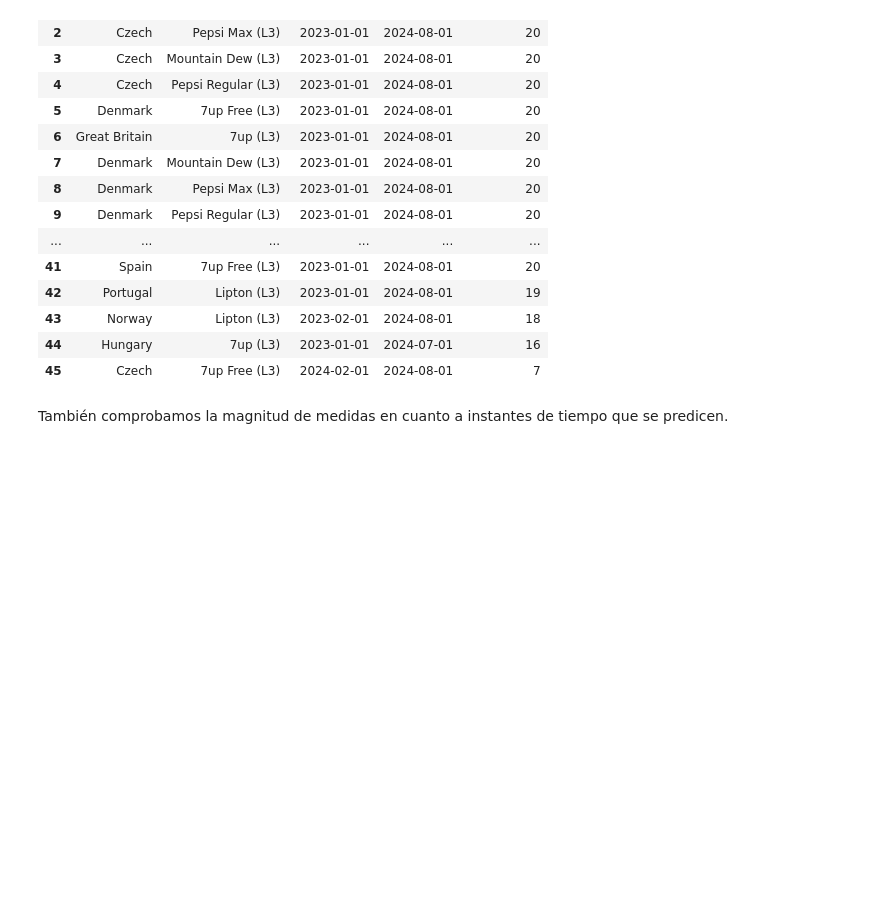
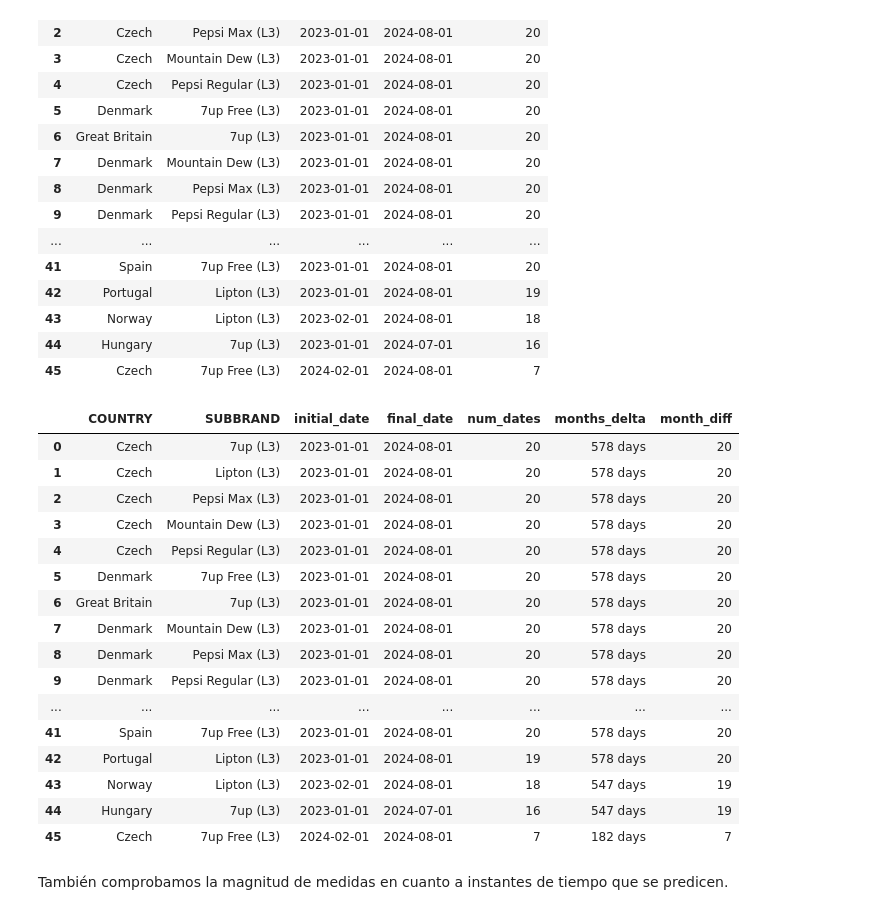
Before and after one commit to Alf-caput/data-visualization, a Jupyter notebook: ejercicios-clase/ejercicio3.ipynb, the cells around one changed output. Cells and saved outputs as stored; diff of their text form; code cells hidden in the pictures; blank space fills up the shorter version.

Commit message:
Add monthdiff

```diff
--- a/ejercicios-clase/ejercicio3.ipynb
+++ b/ejercicios-clase/ejercicio3.ipynb
@@ -259,6 +259,27 @@ actuals_dates_registered
 | 43 | Norway | Lipton (L3) | 2023-02-01 | 2024-08-01 | 18 |
 | 44 | Hungary | 7up (L3) | 2023-01-01 | 2024-07-01 | 16 |
 | 45 | Czech | 7up Free (L3) | 2024-02-01 | 2024-08-01 | 7 |
+# %%
+actuals_dates_registered['month_diff'] = (actuals_dates_registered["final_date"].dt.to_period("M") - actuals_dates_registered["initial_date"].dt.to_period("M")).apply(lambda x: x.n + 1)
+actuals_dates_registered
+# %% [output]
+|  | COUNTRY | SUBBRAND | initial_date | final_date | num_dates | months_delta | month_diff |
+| 0 | Czech | 7up (L3) | 2023-01-01 | 2024-08-01 | 20 | 578 days | 20 |
+| 1 | Czech | Lipton (L3) | 2023-01-01 | 2024-08-01 | 20 | 578 days | 20 |
+| 2 | Czech | Pepsi Max (L3) | 2023-01-01 | 2024-08-01 | 20 | 578 days | 20 |
+| 3 | Czech | Mountain Dew (L3) | 2023-01-01 | 2024-08-01 | 20 | 578 days | 20 |
+| 4 | Czech | Pepsi Regular (L3) | 2023-01-01 | 2024-08-01 | 20 | 578 days | 20 |
+| 5 | Denmark | 7up Free (L3) | 2023-01-01 | 2024-08-01 | 20 | 578 days | 20 |
+| 6 | Great Britain | 7up (L3) | 2023-01-01 | 2024-08-01 | 20 | 578 days | 20 |
+| 7 | Denmark | Mountain Dew (L3) | 2023-01-01 | 2024-08-01 | 20 | 578 days | 20 |
+| 8 | Denmark | Pepsi Max (L3) | 2023-01-01 | 2024-08-01 | 20 | 578 days | 20 |
+| 9 | Denmark | Pepsi Regular (L3) | 2023-01-01 | 2024-08-01 | 20 | 578 days | 20 |
+| ... | ... | ... | ... | ... | ... | ... | ... |
+| 41 | Spain | 7up Free (L3) | 2023-01-01 | 2024-08-01 | 20 | 578 days | 20 |
+| 42 | Portugal | Lipton (L3) | 2023-01-01 | 2024-08-01 | 19 | 578 days | 20 |
+| 43 | Norway | Lipton (L3) | 2023-02-01 | 2024-08-01 | 18 | 547 days | 19 |
+| 44 | Hungary | 7up (L3) | 2023-01-01 | 2024-07-01 | 16 | 547 days | 19 |
+| 45 | Czech | 7up Free (L3) | 2024-02-01 | 2024-08-01 | 7 | 182 days | 7 |
 # %% [markdown]
 También comprobamos la magnitud de medidas en cuanto a instantes de tiempo que se predicen.
 # %%
```
Also changed, not shown: parts of 2 cells of this notebook.
